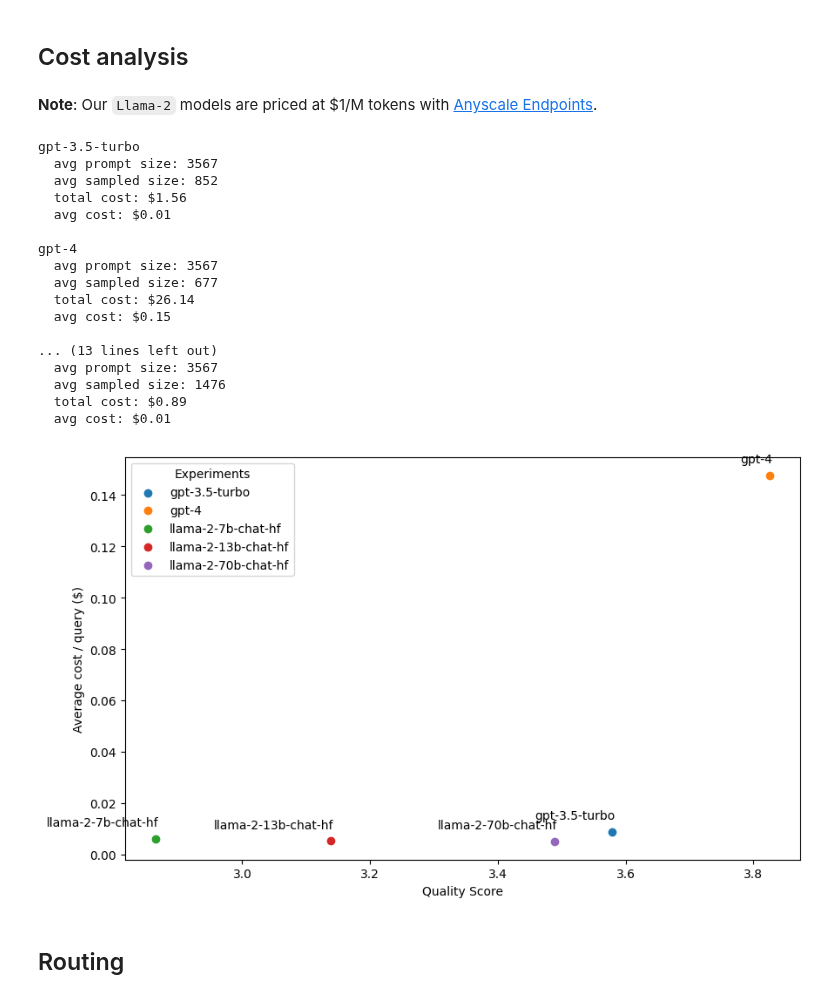
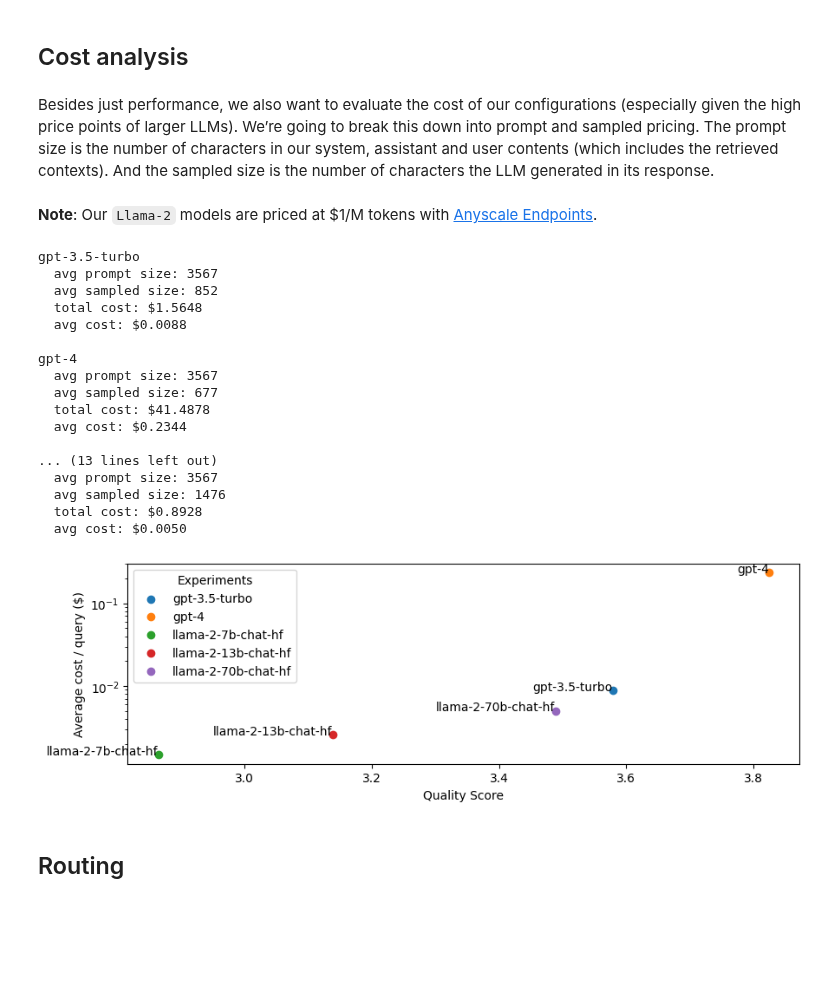
Before and after one commit to ray-project/llm-applications, a Jupyter notebook: notebooks/rag.ipynb, the cells around one changed output. Drawn from its saved outputs; the diff is of its cells as text; code cells hidden in the pictures; blank space fills up the shorter version.

```diff
--- a/notebooks/rag.ipynb
+++ b/notebooks/rag.ipynb
@@ -1077,30 +1088,32 @@ falcon-180b
 LLM = "meta-llama/Llama-2-70b-chat-hf"
 # %% [markdown]
 ## Cost analysis
+# %% [markdown]
+Besides just performance, we also want to evaluate the cost of our configurations (especially given the high price points of larger LLMs). We’re going to break this down into prompt and sampled pricing. The prompt size is the number of characters in our system, assistant and user contents (which includes the retrieved contexts). And the sampled size is the number of characters the LLM generated in its response.
 # %% [markdown]
 **Note**: Our `Llama-2` models are priced at $1/M tokens with [Anyscale Endpoints](https://endpoints.anyscale.com/).
 # %%
-# Pricing details
+# Pricing per $1M/tokens
 pricing = {
     "gpt-3.5-turbo": {
-        "prompt": 2e-6,
-        "sampled": 2e-6
+        "prompt": 2,
+        "sampled": 2
     },
     "gpt-4": {
-        "prompt": 3e-5,
-        "sampled": 6e-5
+        "prompt": 60,
+        "sampled": 30
     },
     "llama-2-7b-chat-hf": {
-        "prompt": 1e-6,
-        "sampled": 1e-6
+        "prompt": 0.25,
+        "sampled": 0.25
     },
     "llama-2-13b-chat-hf": {
-        "prompt": 1e-6,
-        "sampled": 1e-6
+        "prompt": 0.5,
+        "sampled": 0.5
     },
     "llama-2-70b-chat-hf": {
-        "prompt": 1e-6,
-        "sampled": 1e-6
+        "prompt": 1,
+        "sampled": 1
     }
 }
 # %%
@@ -1113,14 +1126,14 @@ def cost_analysis(experiment_name):
     for result in d["results"]:
         prompt_size += len(result["question"]) + (CHUNK_SIZE * NUM_CHUNKS)
         sampled_size += len(result["generated_answer"])
-    total_cost = pricing[experiment_name]["prompt"] * prompt_size + pricing[experiment_name]["sampled"] * sampled_size
+    total_cost = pricing[experiment_name]["prompt"]/1e6 * prompt_size + pricing[experiment_name]["sampled"]/1e6 * sampled_size
     avg_cost = total_cost / num_samples
 
     print (experiment_name)
     print (f"  avg prompt size: {int(prompt_size/num_samples)}")
     print (f"  avg sampled size: {int(sampled_size/num_samples)}")
-    print (f"  total cost: ${total_cost:.2f}")
-    print (f"  avg cost: ${avg_cost:.2f}")
+    print (f"  total cost: ${total_cost:.4f}")
+    print (f"  avg cost: ${avg_cost:.4f}")
     print ()
     return avg_cost
 # %%
@@ -1130,41 +1143,42 @@ for experiment_name in experiment_names[:-1]:
 gpt-3.5-turbo
   avg prompt size: 3567
   avg sampled size: 852
-  total cost: $1.56
-  avg cost: $0.01
+  total cost: $1.5648
+  avg cost: $0.0088
 
 gpt-4
   avg prompt size: 3567
   avg sampled size: 677
-  total cost: $26.14
-  avg cost: $0.15
+  total cost: $41.4878
+  avg cost: $0.2344
 
 ... (13 lines left out)
   avg prompt size: 3567
   avg sampled size: 1476
-  total cost: $0.89
-  avg cost: $0.01
+  total cost: $0.8928
+  avg cost: $0.0050
 # %%
 # Prepare data for plotting
 experiment_names = list(scores.keys())[:-1]
 average_costs = [scores[experiment_name]["average_cost"] for experiment_name in experiment_names]
 quality_scores = [scores[experiment_name]["quality_score"] for experiment_name in experiment_names]
 
 # Plotting
-plt.figure(figsize=(10, 6))
+plt.figure(figsize=(10, 3))
 for i, experiment_name in enumerate(experiment_names):
     plt.scatter(quality_scores[i], average_costs[i], label=experiment_name)
-    plt.text(quality_scores[i]+0.005, average_costs[i]+0.005, experiment_name, ha="right")
+    plt.text(quality_scores[i], average_costs[i], experiment_name, ha="right")
 
 # Add labels and title
 plt.xlabel("Quality Score")
 plt.ylabel("Average cost / query ($)")
 plt.legend(title="Experiments")
+plt.yscale("log")
 
 # Show the plot
 plt.show()
 # %% [output]
-[figure, old version]
+[figure, new version]
 # %% [markdown]
 ## Routing
 # %% [markdown]
```
Also changed, not shown: parts of 71 cells of this notebook, 1 other file.
